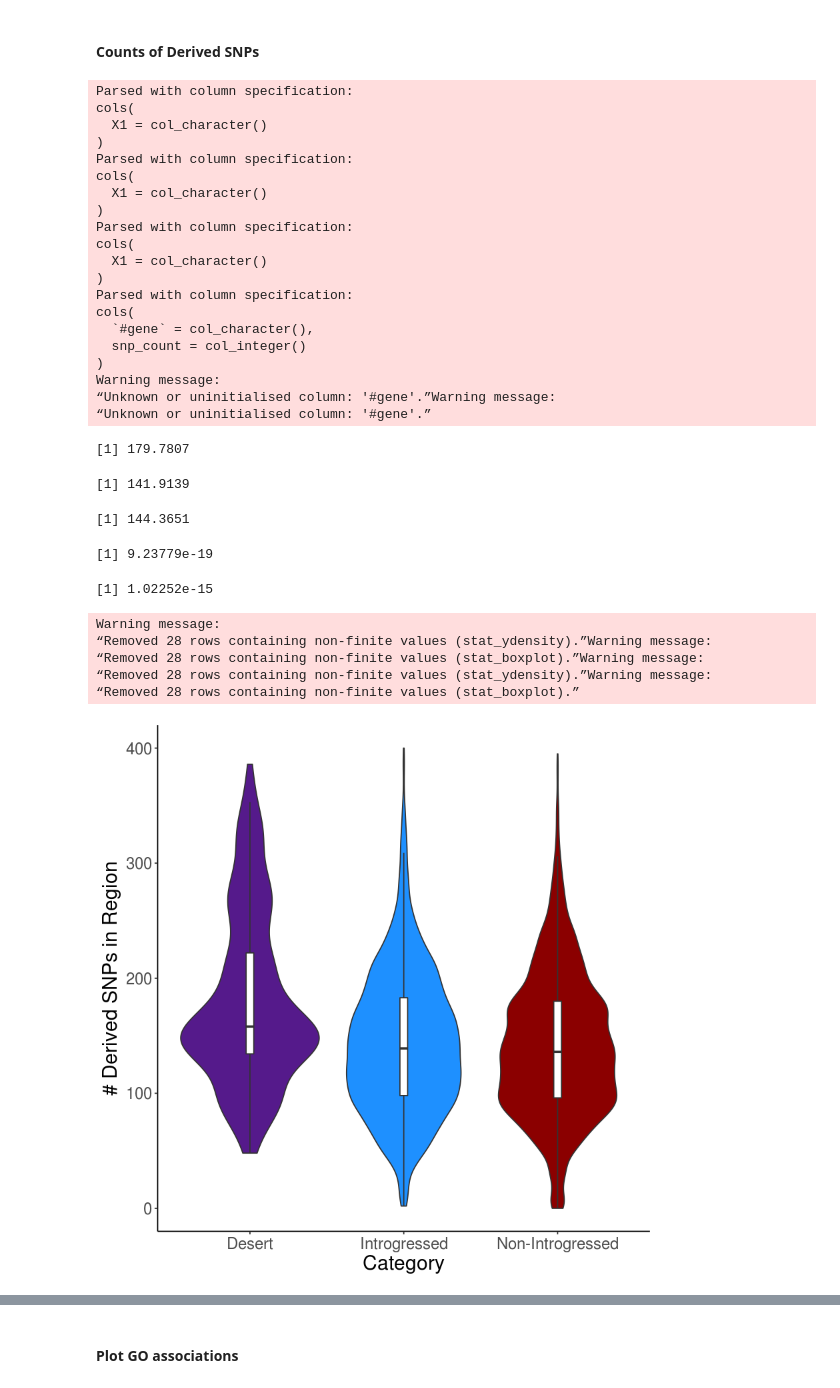
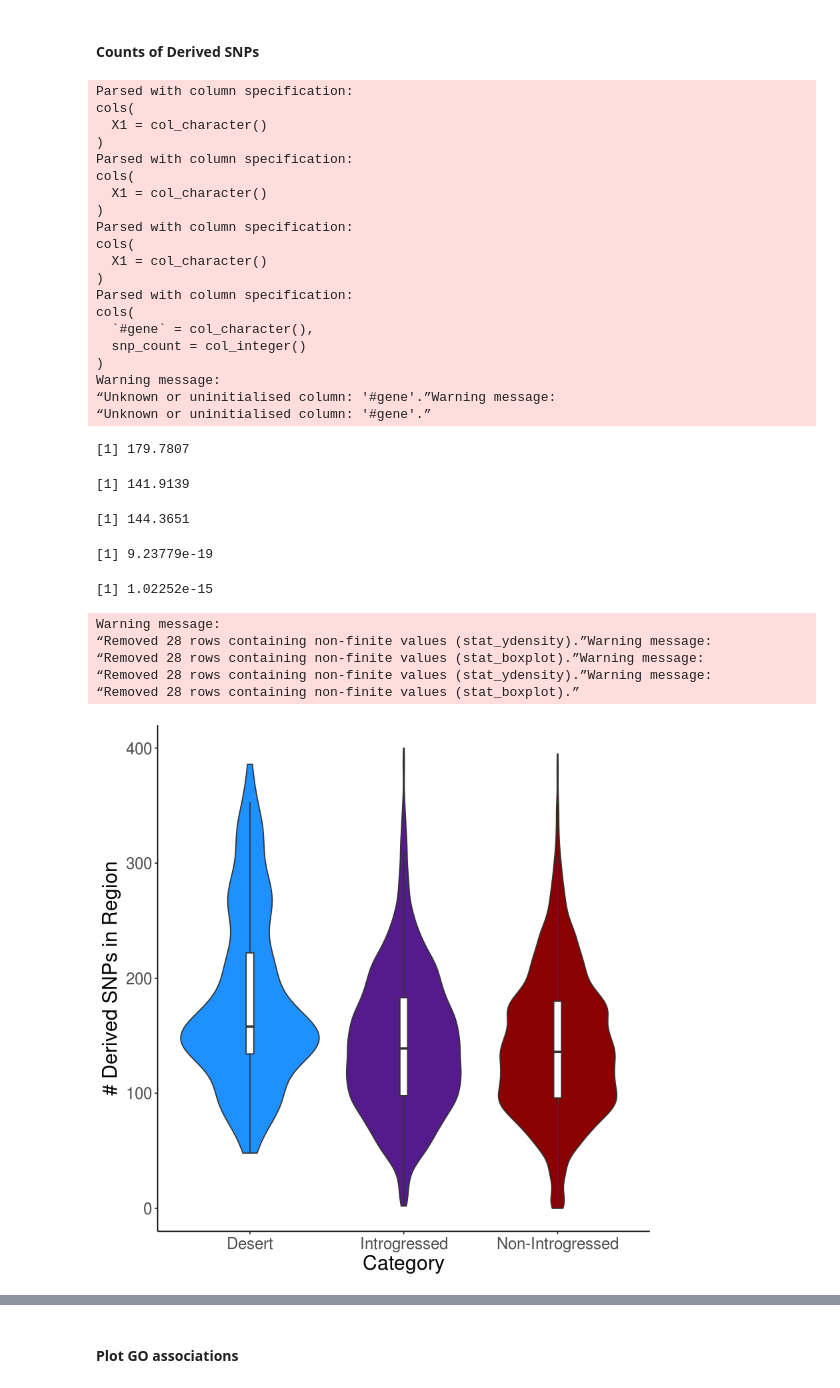
Before and after one commit to colbrall/neanderthal_predixcan_manuscript, a Jupyter notebook: scripts/neanderthal_predixcan_plots.ipynb, the cells around one changed output, grey strips where cells are left out. Drawn from its saved outputs; the diff is of its cells as text; code cells hidden in the pictures.

```diff
--- a/scripts/neanderthal_predixcan_plots.ipynb
+++ b/scripts/neanderthal_predixcan_plots.ipynb
@@ -486,10 +486,10 @@ Total          405       5968  6373
 # %% [markdown]
 #### Counts of Derived SNPs
 # %%
-der_file <- "data/gene-dersnp_intersection.txt"
-desert_file <- "data/altai_desert_genes.txt"
-intro_file <- "data/altai_intro_genes.txt"
-excl_file <- "data/altai_original_missingModels.txt"
+der_file <- "../data/gene-dersnp_intersection.txt"
+desert_file <- "../data/altai_desert_genes.txt"
+intro_file <- "../data/altai_intro_genes.txt"
+excl_file <- "../data/altai_original_missingModels.txt"
 
 excl_genes <- read_delim(excl_file,"\t", escape_double = FALSE, col_names = FALSE, trim_ws = TRUE)
 desert_genes <- read_delim(desert_file,"\t", escape_double = FALSE, col_names = FALSE, trim_ws = TRUE)
@@ -524,38 +524,38 @@ wilcox.test(der_snps[der_snps$Category == "Desert",]$snp_count,der_snps[der_snps
 wilcox.test(der_snps[der_snps$Category == "Desert",]$snp_count,der_snps[der_snps$Category == "Introgressed",]$snp_count)$p.value
 
 ggplot(der_snps,aes(x=Category,y=snp_count,fill=Category)) + geom_violin()+
-  geom_boxplot(width=0.05,fill="white",outlier.shape=NA) +theme_classic() + scale_fill_manual(values=c("purple4","dodgerblue","darkred"))+
+  geom_boxplot(width=0.05,fill="white",outlier.shape=NA) +theme_classic() + scale_fill_manual(values=c("dodgerblue","purple4","darkred"))+
 labs(y="# Derived SNPs in Region") +theme(text = element_text(size=18),legend.position = "none")+ylim(0,400)#considering everything > 400 outlier
 ggsave('der_snps.pdf', width=6, height= 4)
 # %% [output]
 Parsed with column specification:
 cols(
   X1 = col_character()
 )
 Parsed with column specification:
 cols(
   X1 = col_character()
 )
 Parsed with column specification:
 cols(
   X1 = col_character()
 )
 Parsed with column specification:
 cols(
   `#gene` = col_character(),
   snp_count = col_integer()
 )
 Warning message:
 “Unknown or uninitialised column: '#gene'.”Warning message:
 “Unknown or uninitialised column: '#gene'.”
 [1] 179.7807
 [1] 141.9139
 [1] 144.3651
 [1] 9.23779e-19
 [1] 1.02252e-15
 Warning message:
 “Removed 28 rows containing non-finite values (stat_ydensity).”Warning message:
 “Removed 28 rows containing non-finite values (stat_boxplot).”Warning message:
 “Removed 28 rows containing non-finite values (stat_ydensity).”Warning message:
 “Removed 28 rows containing non-finite values (stat_boxplot).”
-[figure, old version]
+[figure, new version]
```
Also changed, not shown: parts of 7 cells of this notebook.
